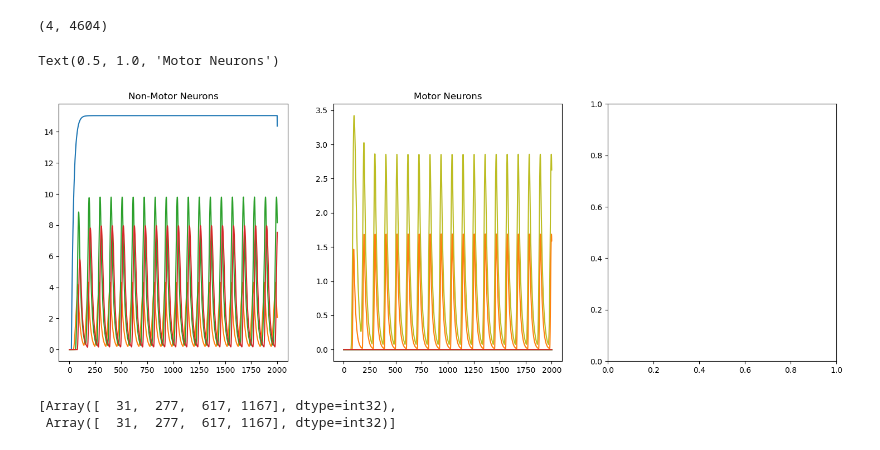
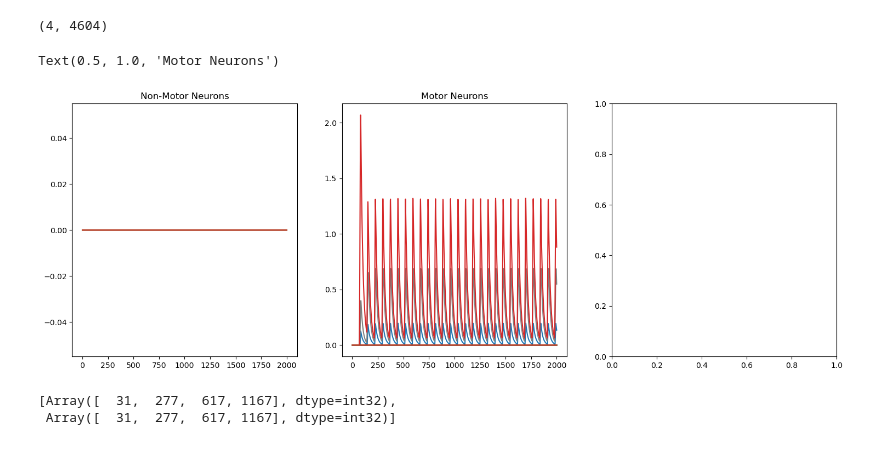
Before and after one commit to smpuglie/Pugliese_cpg_2025, a Jupyter notebook: notebooks/run_config.ipynb, the cells around one changed output. Cells and saved outputs as stored; diff of their text form; code cells hidden in the pictures.

```diff
--- a/notebooks/run_config.ipynb
+++ b/notebooks/run_config.ipynb
@@ -100,7 +100,7 @@ def print_dict_shapes(data, prefix="", max_depth=10, current_depth=0):
       print(f"{prefix}Type: {type(data).__name__}, Value: {str(data)[:100]}{'...' if len(str(data)) > 100 else ''}")
 # %%
 experiment = 'DNg100_Stim'
-version = 'debug'
+version = 'hyak'
 # base_dir = Path(f'/gscratch/portia/eabe/Pugliese_2025/{experiment}/{version}')
 base_dir = Path(f'/data/users/eabe/Pugliese_2025/{experiment}/{version}')
 run_cfg_list = natsorted(list(Path(base_dir).rglob('run_config.yaml')))
@@ -109,7 +109,7 @@ for n, run_cfg in enumerate(run_cfg_list):
 
 # ###### Load and update config with specified paths template ######
 
-cfg_num = 1
+cfg_num = -1
 # print(f'\n📁 Loading config {cfg_num}: {run_cfg_list[cfg_num]}')
 
 # NEW APPROACH: Load config and replace paths using glados.yaml template
@@ -249,22 +260,22 @@ min_circuit.shape
 # %% [output]
 (4, 4604)
 # %%
-R = results[0,15]
+R = results[0,160]
 w_table = pd.read_csv(cfg.experiment.dfPath,index_col=0)
 # 10093 = bdn2, 10707 = exc 1, 11751 = exc 2, 13905 = inh 1
 nonmns_idxs = w_table.loc[(w_table["bodyId"]==10093) | (w_table["bodyId"]==10707) | (w_table["bodyId"]==11751) | (w_table["bodyId"]==13905)].index
 mn_idxs = jnp.asarray(w_table.loc[w_table["class"]=="motor neuron"].index.values)
 
 fig, axs = plt.subplots(1,3, figsize=(18, 6))
 for i in nonmns_idxs:
     axs[0].plot(R[i])
 axs[0].set_title("Non-Motor Neurons")
 for i in mn_idxs:
     axs[1].plot(R[i])
 axs[1].set_title("Motor Neurons")
 # %% [output]
 Text(0.5, 1.0, 'Motor Neurons')
-[figure, old version]
+[figure, new version]
 # %%
 min_circuit = jnp.stack([((jnp.sum(results[:,n],axis=-1)>0) & ~mn_mask) for n in range(results.shape[1])],axis=1)
 min_circuit.shape
```
Also changed, not shown: parts of 2 cells of this notebook, 1 other file.
